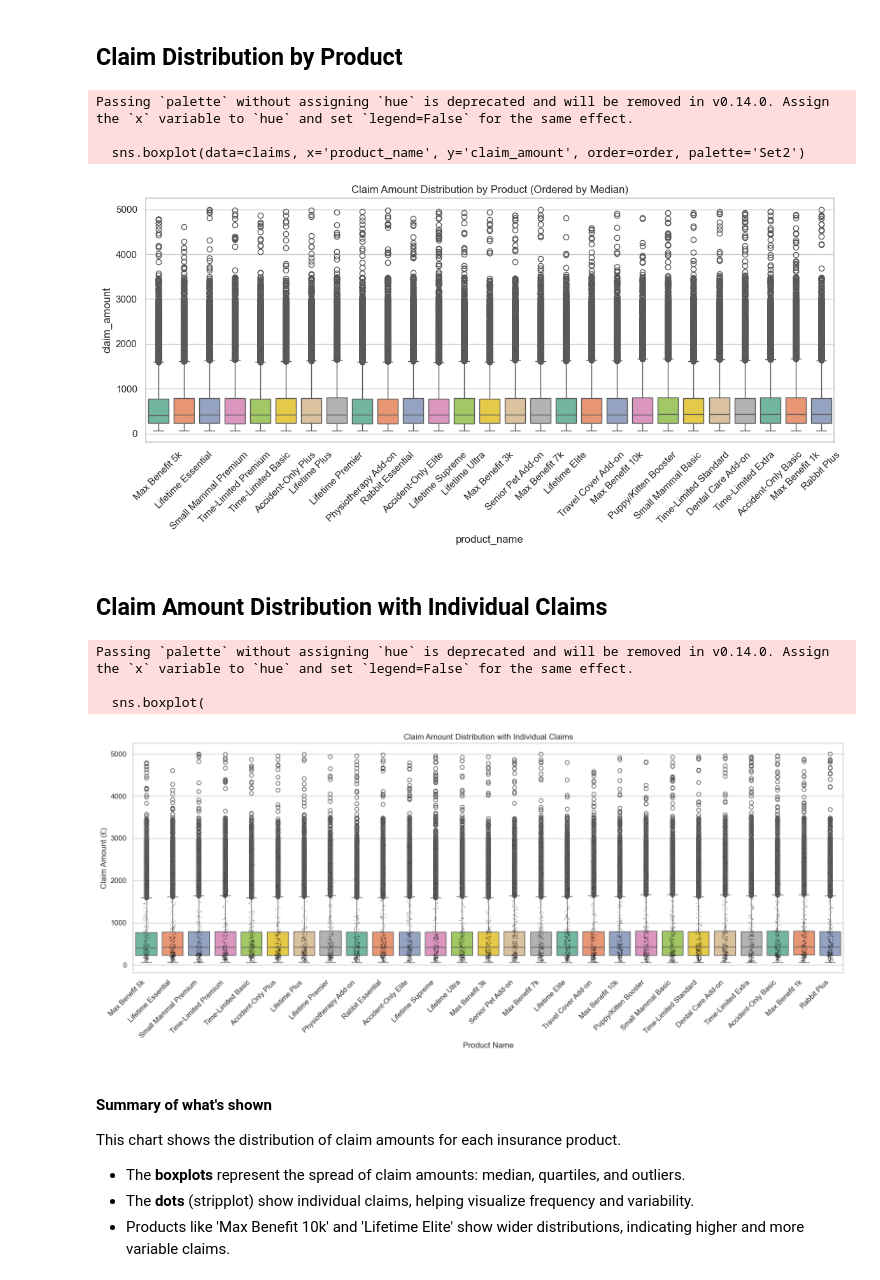
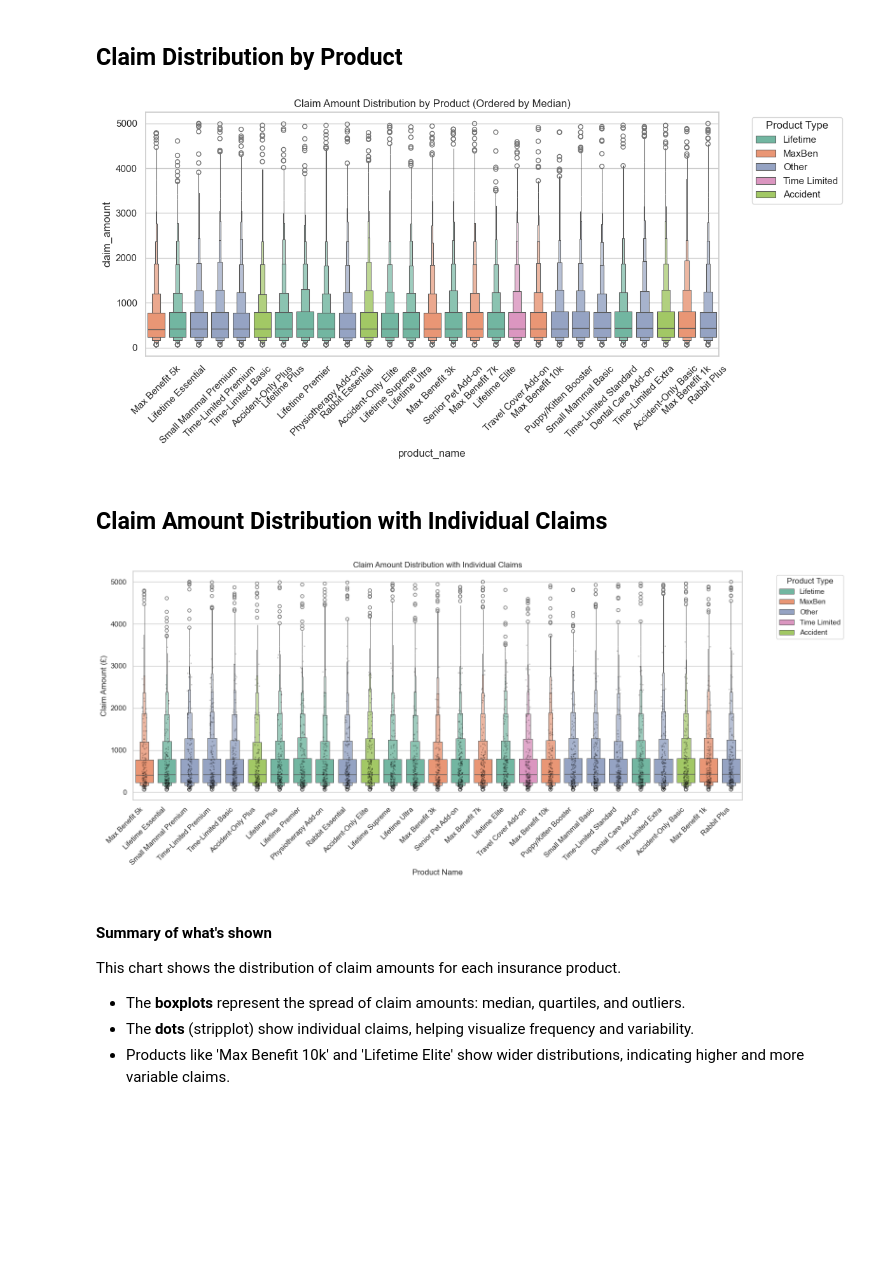
Before and after one commit to lee-grover-92/Professional-Portfolio, a Jupyter notebook: Pet Insurance Analytics Project/notebooks/exploratory_analysis.ipynb, the cells around one changed output. Drawn from its saved outputs; the diff is of its cells as text; code cells hidden in the pictures; blank space fills up the shorter version.

```diff
--- a/Pet Insurance Analytics Project/notebooks/exploratory_analysis.ipynb
+++ b/Pet Insurance Analytics Project/notebooks/exploratory_analysis.ipynb
@@ -12,7 +12,7 @@ pd.set_option('display.max_columns', None)
 sns.set(style="whitegrid")
 
 # Load data
-data_path = r'C:\Users\leebe\Documents\VScode\portfolio project\pet_data_project\data\processed'
+data_path = r"C:\Users\leebe\Documents\VScode\portfolio project\Pet Insurance Analytics Project\data\processed"
 
 claims = pd.read_csv(os.path.join(data_path, 'fact_claims_summary.csv'))
 customers = pd.read_csv(os.path.join(data_path, 'dim_customers.csv'))
@@ -220,6 +277,34 @@ order = claims.groupby('product_name')['claim_amount'].median().sort_values().in
 
 # Sample a subset for the swarmplot to avoid overcrowding
 sampled_claims = claims.sample(n=5000, random_state=42)
+# %%
+def classify_product(product):
+    name = product.lower()
+
+    # Time Limited
+    if "travel" in name:
+        return "Time Limited"
+
+    # Accident
+    if "accident" in name or "road" in name:
+        return "Accident"
+
+    # Max Benefit
+    if "max benefit" in name or "max bmi" in name:
+        return "MaxBen"
+
+    # Lifetime
+    if ("lifetime" in name or
+        "supreme" in name or
+        "physio" in name or
+        "add-on" in name or
+        "addon" in name):
+        return "Lifetime"
+
+    return "Other"
+
+claims['product_type'] = claims['product_name'].apply(classify_product)
+sampled_claims['product_type'] = sampled_claims['product_name'].apply(classify_product)
 # %% [markdown]
 ## Claim Amount by Species
 # %%
@@ -254,29 +351,41 @@ Length: 27, dtype: str
 # %%
 order = claims.groupby('product_name')['claim_amount'].median().sort_values().index
 
 plt.figure(figsize=(12, 6))
-sns.boxplot(data=claims, x='product_name', y='claim_amount', order=order, palette='Set2')
+
+sns.boxenplot(
+    data=claims,
+    x='product_name',
+    y='claim_amount',
+    order=order,
+    hue='product_type',
+    palette='Set2'
+)
+
 plt.xticks(rotation=45)
 plt.title('Claim Amount Distribution by Product (Ordered by Median)')
+
+# Move legend to the far right
+plt.legend(title='Product Type', bbox_to_anchor=(1.05, 1), loc='upper left')
+
 plt.tight_layout()
 plt.show()
 # %% [output]
-Passing `palette` without assigning `hue` is deprecated and will be removed in v0.14.0. Assign the `x` variable to `hue` and set `legend=False` for the same effect.
-
-  sns.boxplot(data=claims, x='product_name', y='claim_amount', order=order, palette='Set2')
-[figure, old version]
+[figure, new version]
 # %% [markdown]
 ## Claim Amount Distribution with Individual Claims
 # %%
-# Plot: Claim Amount Distribution by Product
 plt.figure(figsize=(16, 7))
-sns.boxplot(
+
+sns.boxenplot(
     data=claims,
     x='product_name',
     y='claim_amount',
-    palette='Set2',
-    order=order
+    hue='product_type',
+    order=order,
+    palette='Set2'
 )
+
 sns.stripplot(
     data=sampled_claims,
     x='product_name',
@@ -286,17 +395,19 @@ sns.stripplot(
     alpha=0.25,
     size=2
 )
+
 plt.xticks(rotation=45, ha='right')
 plt.ylabel('Claim Amount (£)')
 plt.xlabel('Product Name')
 plt.title('Claim Amount Distribution with Individual Claims')
+
+# Move legend to the far right
+plt.legend(title='Product Type', bbox_to_anchor=(1.05, 1), loc='upper left')
+
 plt.tight_layout()
 plt.show()
 # %% [output]
-Passing `palette` without assigning `hue` is deprecated and will be removed in v0.14.0. Assign the `x` variable to `hue` and set `legend=False` for the same effect.
-
-  sns.boxplot(
-[figure, old version]
+[figure, new version]
 # %% [markdown]
 #### Summary of what's shown
 
```
Also changed, not shown: parts of 15 cells of this notebook.
